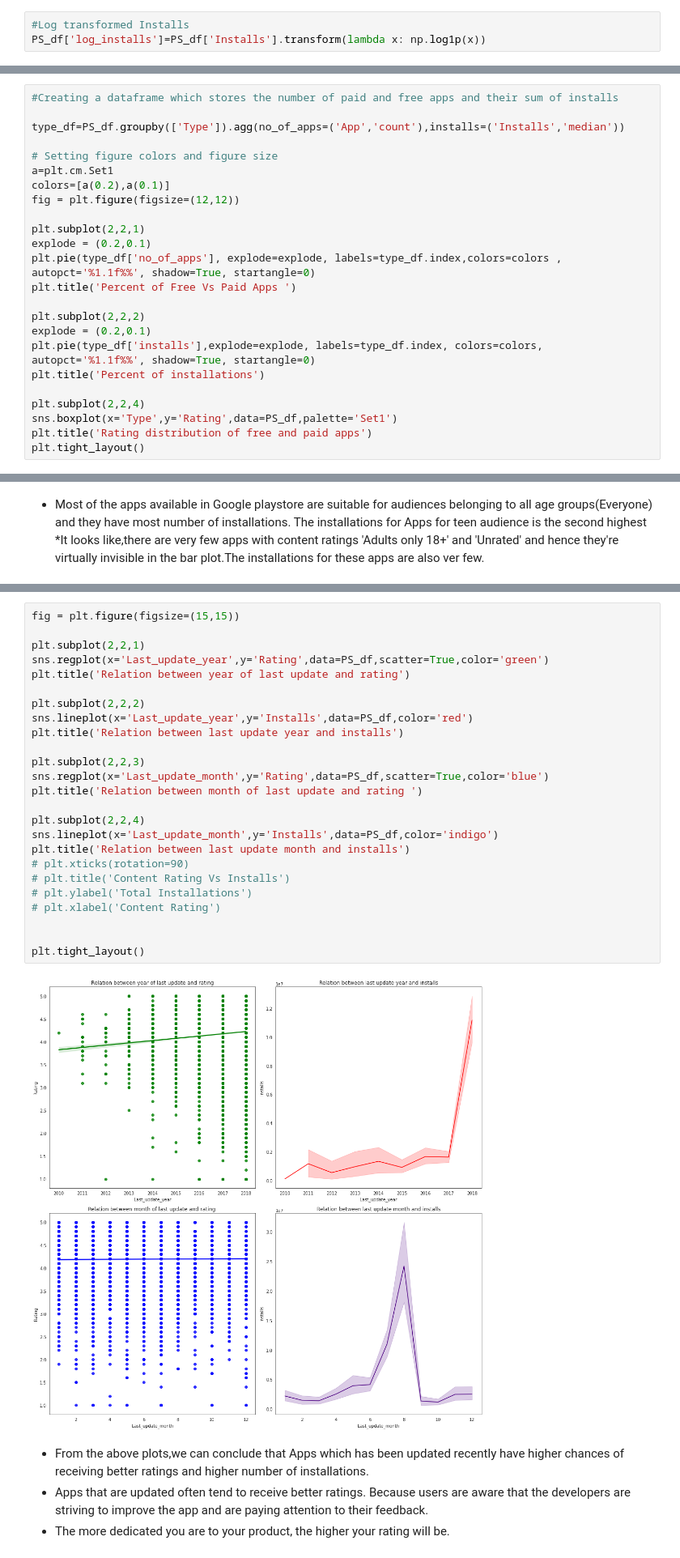
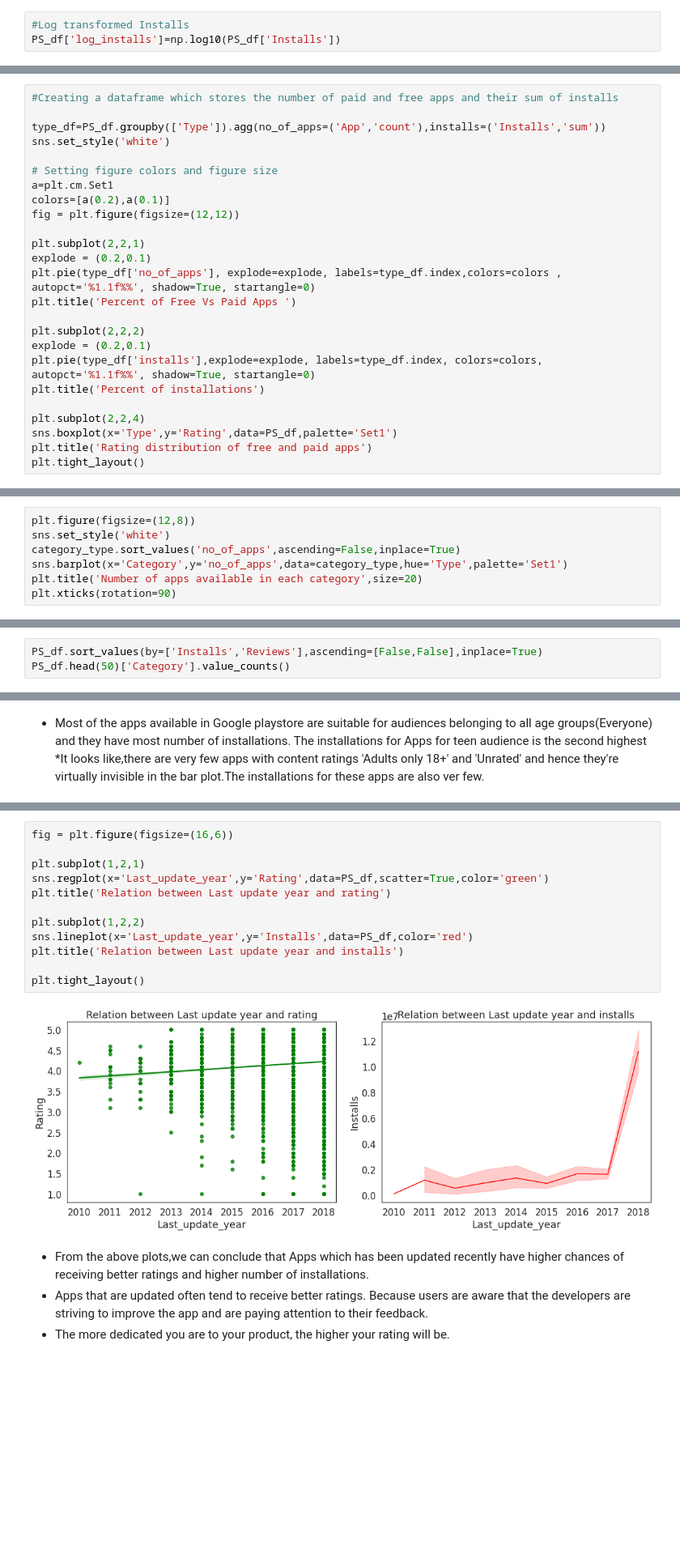
Before and after one commit to RadhikaRM/Playstore-Data-Analysis, a Jupyter notebook: PlayStore_EDA.ipynb, the cells around one changed output, grey strips where cells are left out. Shown at 81% size. Cells and saved outputs as stored; diff of their text form; blank space fills up the shorter version.

```diff
--- a/PlayStore_EDA.ipynb
+++ b/PlayStore_EDA.ipynb
@@ -453,4 +559,4 @@ PS_df['Last_update_month']=PS_df['Last Updated'].apply(lambda x :x.month)
 # %%
 #Log transformed Installs
-PS_df['log_installs']=PS_df['Installs'].transform(lambda x: np.log1p(x))
+PS_df['log_installs']=np.log10(PS_df['Installs'])
 # %% [markdown]
@@ -836,7 +899,8 @@ Let's find out
 # %%
 #Creating a dataframe which stores the number of paid and free apps and their sum of installs
 
-type_df=PS_df.groupby(['Type']).agg(no_of_apps=('App','count'),installs=('Installs','median'))
+type_df=PS_df.groupby(['Type']).agg(no_of_apps=('App','count'),installs=('Installs','sum'))
+sns.set_style('white')
 
 # Setting figure colors and figure size
 a=plt.cm.Set1
@@ -877,0 +948,7 @@ Grouping apps into multiple categories makes it very convenient for the users to
+# %%
+plt.figure(figsize=(12,8))
+sns.set_style('white')
+category_type.sort_values('no_of_apps',ascending=False,inplace=True)
+sns.barplot(x='Category',y='no_of_apps',data=category_type,hue='Type',palette='Set1')
+plt.title('Number of apps available in each category',size=20)
+plt.xticks(rotation=90)
@@ -911,0 +1001,3 @@ plt.tight_layout()
+# %%
+PS_df.sort_values(by=['Installs','Reviews'],ascending=[False,False],inplace=True)
+PS_df.head(50)['Category'].value_counts()
@@ -976,30 +1074,17 @@ The installations for Apps for teen audience is the second highest
 # %%
-fig = plt.figure(figsize=(15,15))
+fig = plt.figure(figsize=(16,6))
 
-plt.subplot(2,2,1)
+plt.subplot(1,2,1)
 sns.regplot(x='Last_update_year',y='Rating',data=PS_df,scatter=True,color='green')
-plt.title('Relation between year of last update and rating')
+plt.title('Relation between Last update year and rating')
 
-plt.subplot(2,2,2)
+plt.subplot(1,2,2)
 sns.lineplot(x='Last_update_year',y='Installs',data=PS_df,color='red')
-plt.title('Relation between last update year and installs')
-
-plt.subplot(2,2,3)
-sns.regplot(x='Last_update_month',y='Rating',data=PS_df,scatter=True,color='blue')
-plt.title('Relation between month of last update and rating ')
-
-plt.subplot(2,2,4)
-sns.lineplot(x='Last_update_month',y='Installs',data=PS_df,color='indigo')
-plt.title('Relation between last update month and installs')
-# plt.xticks(rotation=90)
-# plt.title('Content Rating Vs Installs')
-# plt.ylabel('Total Installations')
-# plt.xlabel('Content Rating')
-
+plt.title('Relation between Last update year and installs')
 
 plt.tight_layout()
 # %% [output]
-[figure, old version]
+[figure, new version]
 # %% [markdown]
 * From the above plots,we can conclude that Apps which has been updated recently have higher chances of receiving better ratings and higher number of installations.
 * Apps that are updated often tend to receive better ratings. Because users are aware that the developers are striving to improve the app and are paying attention to their feedback.
```
Also changed, not shown: parts of 132 cells of this notebook.
